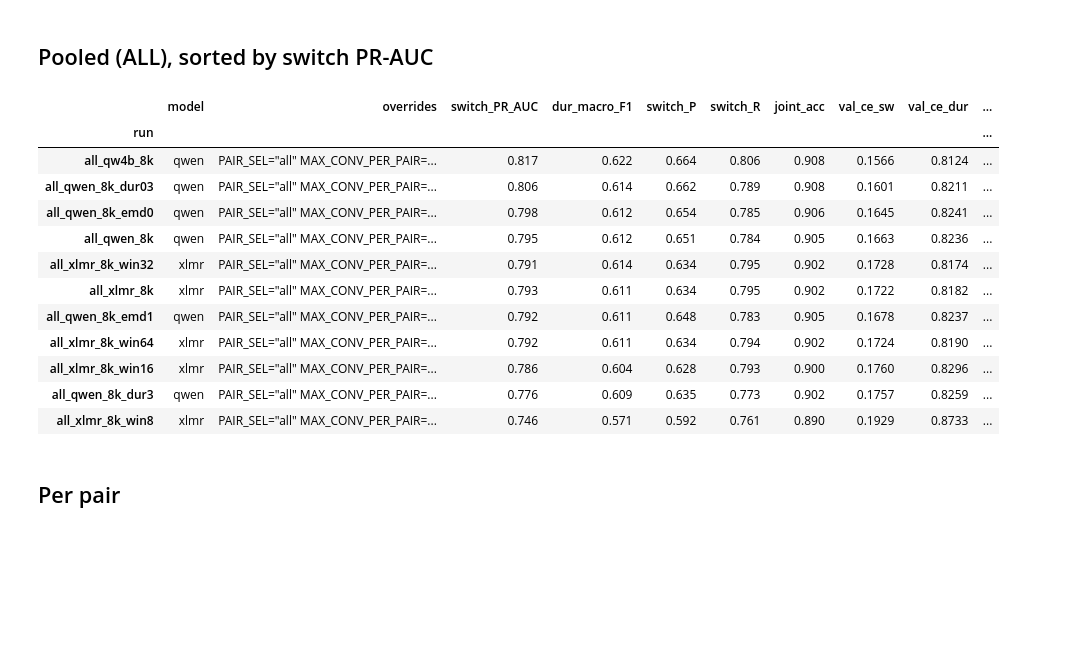
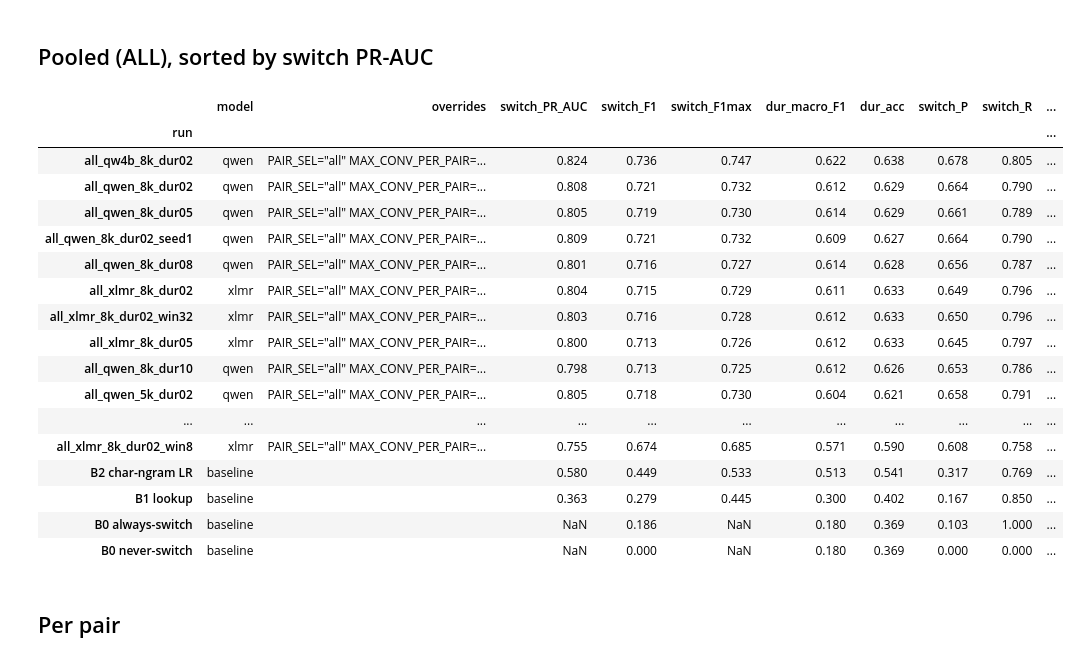
Before and after one commit to wanderingcorn/codeswitch, a Jupyter notebook: compare.ipynb, the cells around one changed output. Drawn from its saved outputs; the diff is of its cells as text; code cells hidden in the pictures; blank space fills up the shorter version.

```diff
--- a/compare.ipynb
+++ b/compare.ipynb
@@ -29,24 +29,30 @@ print(len(df.run.unique()), "runs loaded")
 # %% [markdown]
 ## Pooled (ALL), sorted by switch PR-AUC
 # %%
-cols = ["model","overrides","switch_PR_AUC","dur_macro_F1","switch_P","switch_R","joint_acc","val_ce_sw","val_ce_dur","min"]
+cols = ["model","overrides","switch_PR_AUC","switch_F1","switch_F1max","dur_macro_F1","dur_acc","switch_P","switch_R","joint_acc","val_ce_sw","val_ce_dur","min"]
+cols = [k for k in cols if k in df.columns]          # old runs may lack the newer columns
 a = df[df.pair=="ALL"].set_index("run")[cols]
 a["score"] = 0.5*(a.switch_PR_AUC + a.dur_macro_F1)    # same as trainer.select_score
 a.sort_values("score", ascending=False)
 # %% [output]
-|  | model | overrides | switch_PR_AUC | dur_macro_F1 | switch_P | switch_R | joint_acc | val_ce_sw | val_ce_dur | ... |
+|  | model | overrides | switch_PR_AUC | switch_F1 | switch_F1max | dur_macro_F1 | dur_acc | switch_P | switch_R | ... |
 | run |  |  |  |  |  |  |  |  |  | ... |
-| all_qw4b_8k | qwen | PAIR_SEL="all" MAX_CONV_PER_PAIR=... | 0.817 | 0.622 | 0.664 | 0.806 | 0.908 | 0.1566 | 0.8124 | ... |
-| all_qwen_8k_dur03 | qwen | PAIR_SEL="all" MAX_CONV_PER_PAIR=... | 0.806 | 0.614 | 0.662 | 0.789 | 0.908 | 0.1601 | 0.8211 | ... |
-| all_qwen_8k_emd0 | qwen | PAIR_SEL="all" MAX_CONV_PER_PAIR=... | 0.798 | 0.612 | 0.654 | 0.785 | 0.906 | 0.1645 | 0.8241 | ... |
-| all_qwen_8k | qwen | PAIR_SEL="all" MAX_CONV_PER_PAIR=... | 0.795 | 0.612 | 0.651 | 0.784 | 0.905 | 0.1663 | 0.8236 | ... |
-| all_xlmr_8k_win32 | xlmr | PAIR_SEL="all" MAX_CONV_PER_PAIR=... | 0.791 | 0.614 | 0.634 | 0.795 | 0.902 | 0.1728 | 0.8174 | ... |
-| all_xlmr_8k | xlmr | PAIR_SEL="all" MAX_CONV_PER_PAIR=... | 0.793 | 0.611 | 0.634 | 0.795 | 0.902 | 0.1722 | 0.8182 | ... |
-| all_qwen_8k_emd1 | qwen | PAIR_SEL="all" MAX_CONV_PER_PAIR=... | 0.792 | 0.611 | 0.648 | 0.783 | 0.905 | 0.1678 | 0.8237 | ... |
-| all_xlmr_8k_win64 | xlmr | PAIR_SEL="all" MAX_CONV_PER_PAIR=... | 0.792 | 0.611 | 0.634 | 0.794 | 0.902 | 0.1724 | 0.8190 | ... |
-| all_xlmr_8k_win16 | xlmr | PAIR_SEL="all" MAX_CONV_PER_PAIR=... | 0.786 | 0.604 | 0.628 | 0.793 | 0.900 | 0.1760 | 0.8296 | ... |
-| all_qwen_8k_dur3 | qwen | PAIR_SEL="all" MAX_CONV_PER_PAIR=... | 0.776 | 0.609 | 0.635 | 0.773 | 0.902 | 0.1757 | 0.8259 | ... |
-| all_xlmr_8k_win8 | xlmr | PAIR_SEL="all" MAX_CONV_PER_PAIR=... | 0.746 | 0.571 | 0.592 | 0.761 | 0.890 | 0.1929 | 0.8733 | ... |
+| all_qw4b_8k_dur02 | qwen | PAIR_SEL="all" MAX_CONV_PER_PAIR=... | 0.824 | 0.736 | 0.747 | 0.622 | 0.638 | 0.678 | 0.805 | ... |
+| all_qwen_8k_dur02 | qwen | PAIR_SEL="all" MAX_CONV_PER_PAIR=... | 0.808 | 0.721 | 0.732 | 0.612 | 0.629 | 0.664 | 0.790 | ... |
+| all_qwen_8k_dur05 | qwen | PAIR_SEL="all" MAX_CONV_PER_PAIR=... | 0.805 | 0.719 | 0.730 | 0.614 | 0.629 | 0.661 | 0.789 | ... |
+| all_qwen_8k_dur02_seed1 | qwen | PAIR_SEL="all" MAX_CONV_PER_PAIR=... | 0.809 | 0.721 | 0.732 | 0.609 | 0.627 | 0.664 | 0.790 | ... |
+| all_qwen_8k_dur08 | qwen | PAIR_SEL="all" MAX_CONV_PER_PAIR=... | 0.801 | 0.716 | 0.727 | 0.614 | 0.628 | 0.656 | 0.787 | ... |
+| all_xlmr_8k_dur02 | xlmr | PAIR_SEL="all" MAX_CONV_PER_PAIR=... | 0.804 | 0.715 | 0.729 | 0.611 | 0.633 | 0.649 | 0.796 | ... |
+| all_xlmr_8k_dur02_win32 | xlmr | PAIR_SEL="all" MAX_CONV_PER_PAIR=... | 0.803 | 0.716 | 0.728 | 0.612 | 0.633 | 0.650 | 0.796 | ... |
+| all_xlmr_8k_dur05 | xlmr | PAIR_SEL="all" MAX_CONV_PER_PAIR=... | 0.800 | 0.713 | 0.726 | 0.612 | 0.633 | 0.645 | 0.797 | ... |
+| all_qwen_8k_dur10 | qwen | PAIR_SEL="all" MAX_CONV_PER_PAIR=... | 0.798 | 0.713 | 0.725 | 0.612 | 0.626 | 0.653 | 0.786 | ... |
+| all_qwen_5k_dur02 | qwen | PAIR_SEL="all" MAX_CONV_PER_PAIR=... | 0.805 | 0.718 | 0.730 | 0.604 | 0.621 | 0.658 | 0.791 | ... |
+| ... | ... | ... | ... | ... | ... | ... | ... | ... | ... | ... |
+| all_xlmr_8k_dur02_win8 | xlmr | PAIR_SEL="all" MAX_CONV_PER_PAIR=... | 0.755 | 0.674 | 0.685 | 0.571 | 0.590 | 0.608 | 0.758 | ... |
+| B2 char-ngram LR | baseline |  | 0.580 | 0.449 | 0.533 | 0.513 | 0.541 | 0.317 | 0.769 | ... |
+| B1 lookup | baseline |  | 0.363 | 0.279 | 0.445 | 0.300 | 0.402 | 0.167 | 0.850 | ... |
+| B0 always-switch | baseline |  | NaN | 0.186 | NaN | 0.180 | 0.369 | 0.103 | 1.000 | ... |
+| B0 never-switch | baseline |  | NaN | 0.000 | NaN | 0.180 | 0.369 | 0.000 | 0.000 | ... |
 # %% [markdown]
 ## Per pair
 # %%
```
Also changed, not shown: parts of 9 cells of this notebook, 10 other files.
